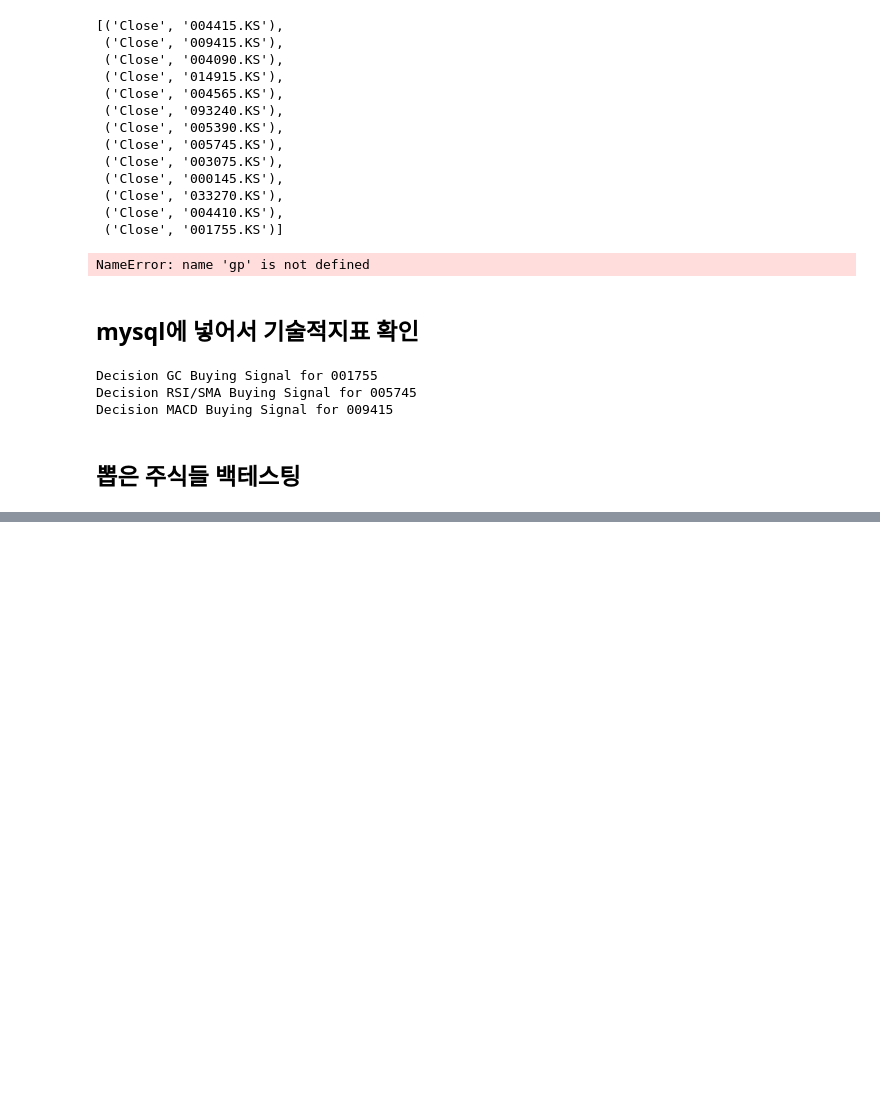
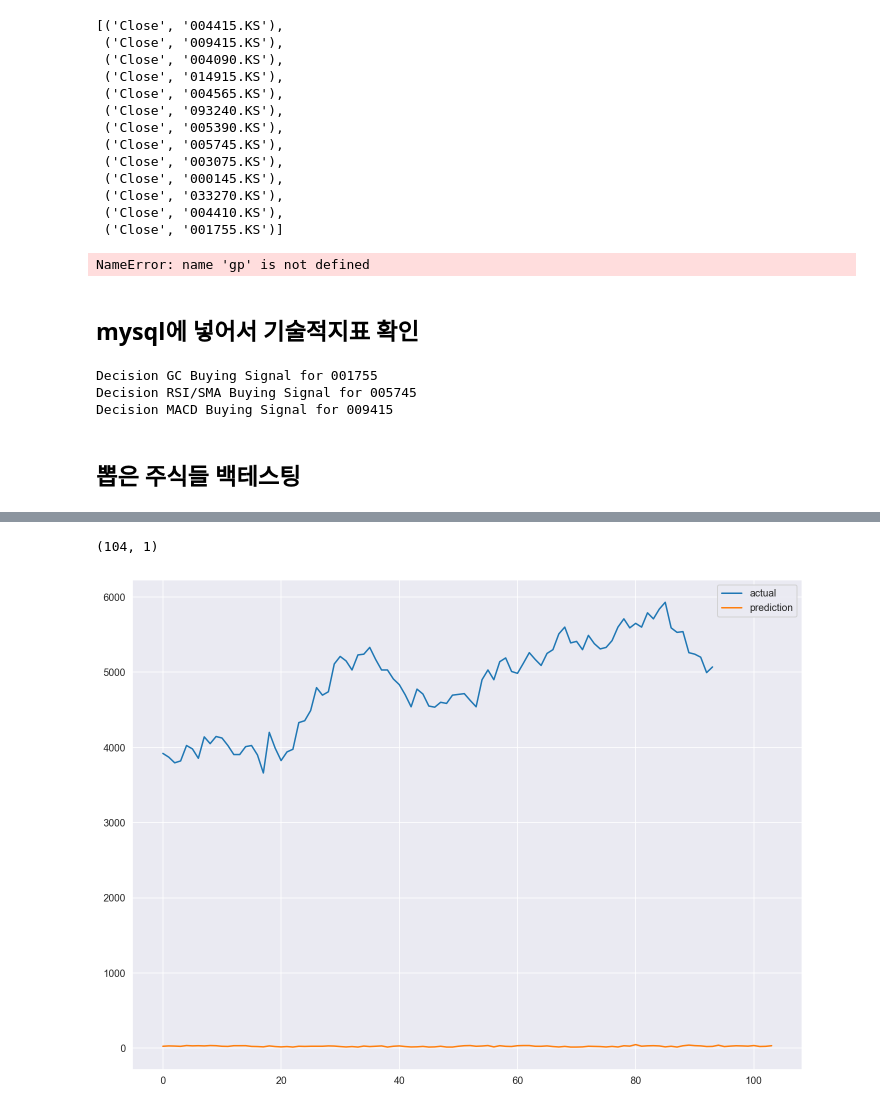
Before and after one commit to taeyoung94/Trading_Strategy, a Jupyter notebook: Fundamental_Analysis.ipynb, the cells around one changed output, grey strips where cells are left out. Cells and saved outputs as stored; diff of their text form; code cells hidden in the pictures; blank space fills up the shorter version.

```diff
--- a/Fundamental_Analysis.ipynb
+++ b/Fundamental_Analysis.ipynb
@@ -716,6 +823,6 @@ x_test.shape, y_test.shape
 # %%
-WINDOW_SIZE = 20
-BATCH_SIZE = 32
+WINDOW_SIZE = 10
+BATCH_SIZE = 5
 # %%
 ds_x = tf.data.Dataset.from_tensor_slices(X_train)
 ds_x = ds_x.window(WINDOW_SIZE, stride = 1, shift = 1, drop_remainder = True)
@@ -723,7 +830,7 @@ ds_x = ds_x.flat_map(lambda x: x.batch(WINDOW_SIZE))
 # %%
 ds_y = tf.data.Dataset.from_tensor_slices(y_train[WINDOW_SIZE:])
 # %%
-train_data = tf.data.Dataset.zip((ds_x, ds_y)).batch(32)
+train_data = tf.data.Dataset.zip((ds_x, ds_y)).batch(5)
 # %%
 for x,y in train_data.take(1):
     print(x[:3])
@@ -759,13 +900,13 @@ from tensorflow.keras.callbacks import EarlyStopping, ModelCheckpoint
 
 model = Sequential([
     # 1차원 feature map 생성
-    Conv1D(filters=32, kernel_size=5,
+    Conv1D(filters=3, kernel_size=5,
            padding="causal",
            activation="relu",
-           input_shape=[WINDOW_SIZE, 30]),
+           input_shape=[WINDOW_SIZE, 5]),
     # LSTM
-    LSTM(16, activation='tanh'),
-    Dense(16, activation="relu"),
+    LSTM(6, activation='tanh'),
+    Dense(6, activation="relu"),
     Dense(1),
 ])
 # %%
@@ -779,0 +939,14 @@ history = model.fit(train_data,
+# %%
+pred = model.predict(test_data)
+# %%
+pred.shape
+# %% [output]
+(104, 1)
+# %%
+plt.figure(figsize=(12, 9))
+plt.plot(np.asarray(y_test)[20:], label='actual')
+plt.plot(pred, label='prediction')
+plt.legend()
+plt.show()
+# %% [output]
+[figure, added]
```
Also changed, not shown: parts of 16 cells of this notebook.
